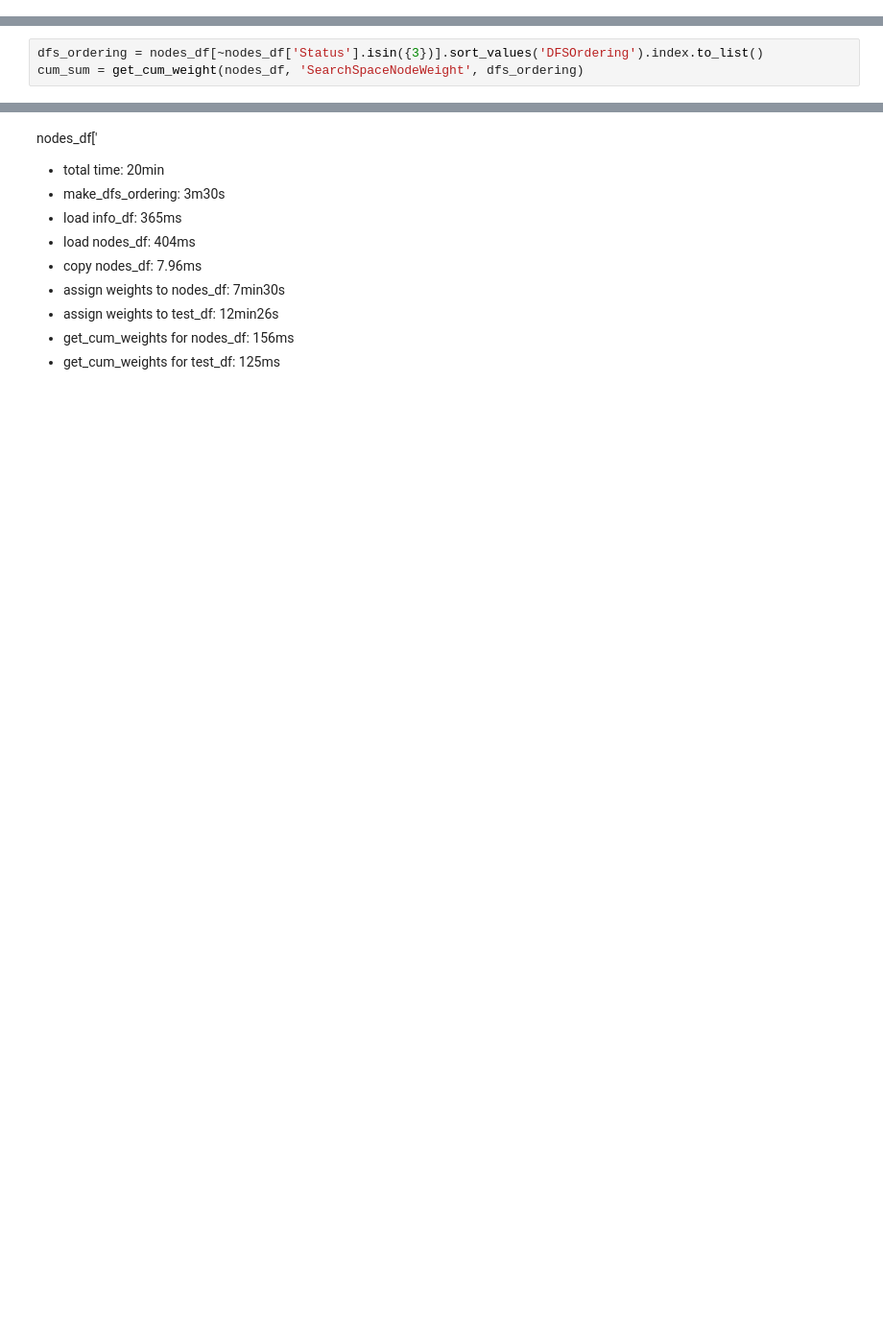
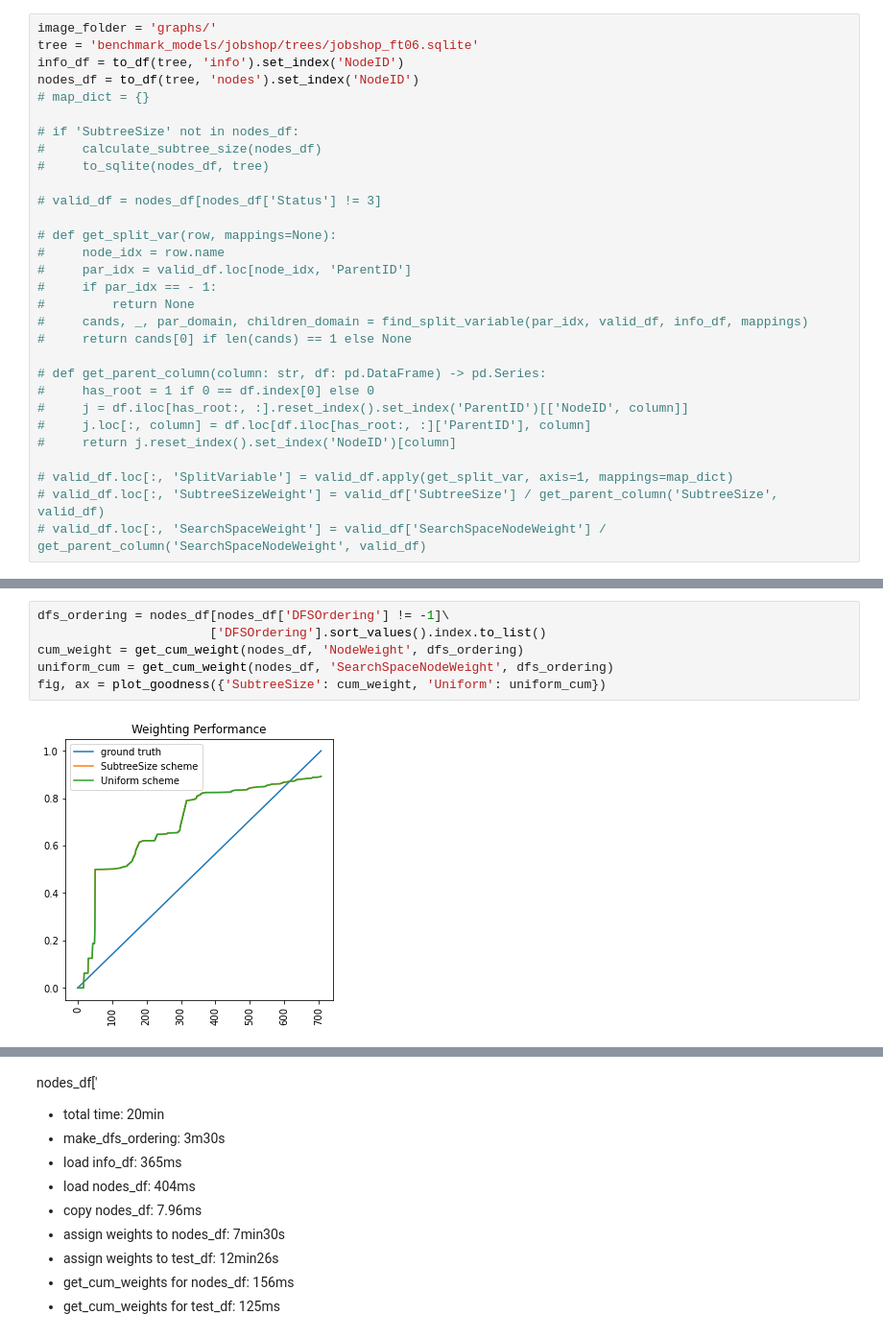
Before and after one commit to LongDangHoang/CPProgressEstimation, a Jupyter notebook: testground.ipynb, the cells around one changed output, grey strips where cells are left out. Shown at 96% size. Cells and saved outputs as stored; diff of their text form; blank space fills up the shorter version.

```diff
--- a/testground.ipynb
+++ b/testground.ipynb
@@ -48,0 +21,30 @@ children_domain[1][cands[0]]
+# %%
+image_folder = 'graphs/'
+tree = 'benchmark_models/jobshop/trees/jobshop_ft06.sqlite'
+info_df = to_df(tree, 'info').set_index('NodeID')
+nodes_df = to_df(tree, 'nodes').set_index('NodeID')
+# map_dict = {}
+
+# if 'SubtreeSize' not in nodes_df:
+#     calculate_subtree_size(nodes_df)
+#     to_sqlite(nodes_df, tree)
+
+# valid_df = nodes_df[nodes_df['Status'] != 3]
+
+# def get_split_var(row, mappings=None):
+#     node_idx = row.name
+#     par_idx = valid_df.loc[node_idx, 'ParentID']
+#     if par_idx == - 1:
+#         return None
+#     cands, _, par_domain, children_domain = find_split_variable(par_idx, valid_df, info_df, mappings)
+#     return cands[0] if len(cands) == 1 else None
+
+# def get_parent_column(column: str, df: pd.DataFrame) -> pd.Series:
+#     has_root = 1 if 0 == df.index[0] else 0
+#     j = df.iloc[has_root:, :].reset_index().set_index('ParentID')[['NodeID', column]]
+#     j.loc[:, column] = df.loc[df.iloc[has_root:, :]['ParentID'], column]
+#     return j.reset_index().set_index('NodeID')[column]
+
+# valid_df.loc[:, 'SplitVariable'] = valid_df.apply(get_split_var, axis=1, mappings=map_dict)
+# valid_df.loc[:, 'SubtreeSizeWeight'] = valid_df['SubtreeSize'] / get_parent_column('SubtreeSize', valid_df)
+# valid_df.loc[:, 'SearchSpaceWeight'] = valid_df['SearchSpaceNodeWeight'] / get_parent_column('SearchSpaceNodeWeight', valid_df)
@@ -49,3 +88,8 @@ children_domain[1][cands[0]]
 # %%
-dfs_ordering = nodes_df[~nodes_df['Status'].isin({3})].sort_values('DFSOrdering').index.to_list()
-cum_sum = get_cum_weight(nodes_df, 'SearchSpaceNodeWeight', dfs_ordering)
+dfs_ordering = nodes_df[nodes_df['DFSOrdering'] != -1]\
+                       ['DFSOrdering'].sort_values().index.to_list()
+cum_weight = get_cum_weight(nodes_df, 'NodeWeight', dfs_ordering)
+uniform_cum = get_cum_weight(nodes_df, 'SearchSpaceNodeWeight', dfs_ordering)
+fig, ax = plot_goodness({'SubtreeSize': cum_weight, 'Uniform': uniform_cum})
+# %% [output]
+[figure, added]
```
Also changed, not shown: parts of 15 cells of this notebook, 31 other files.
